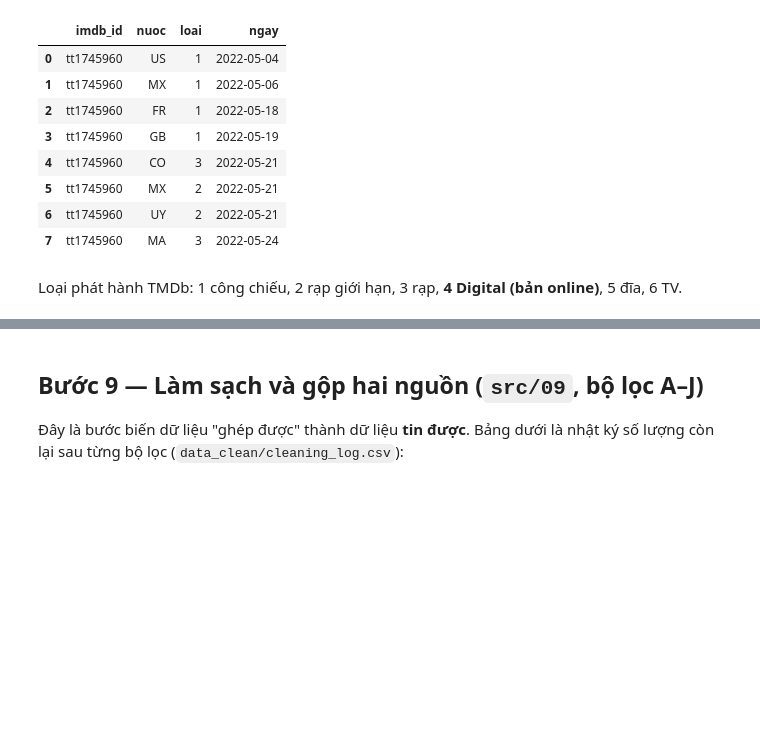
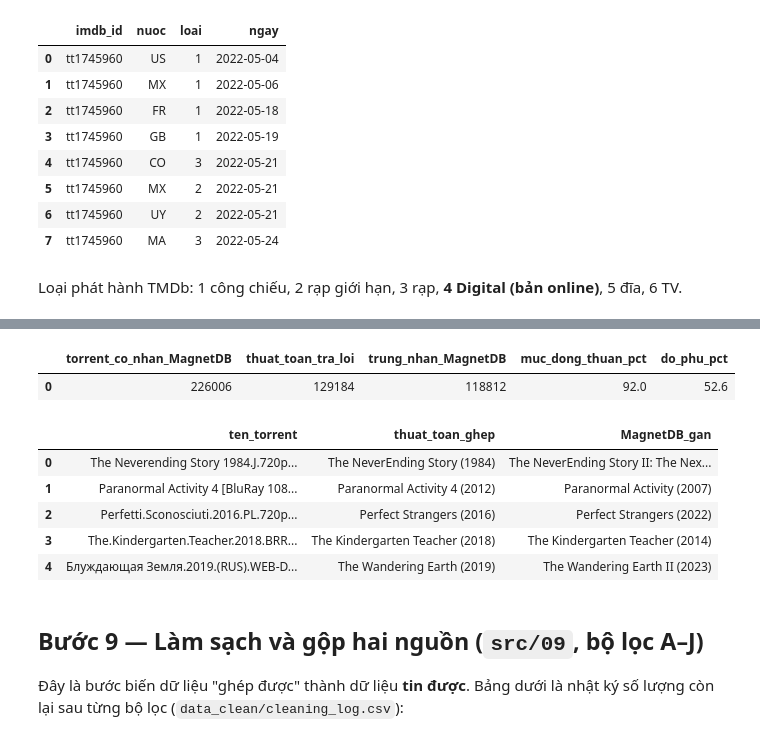
Before and after one commit to lekhanh2k5-dotcom/phim-va-phim-lau-bittorrent, a Jupyter notebook: notebooks/00_quy_trinh_xu_ly.ipynb, the cells around one changed output, grey strips where cells are left out. Drawn from its saved outputs; the diff is of its cells as text; code cells hidden in the pictures; blank space fills up the shorter version.

```diff
--- a/notebooks/00_quy_trinh_xu_ly.ipynb
+++ b/notebooks/00_quy_trinh_xu_ly.ipynb
@@ -189,3 +198,39 @@ pd.DataFrame({"so_ten_file": [len(ev)], "precision": [round(ok.sum() / pred.sum(
+# %%
+con.execute(("""CREATE OR REPLACE TEMP TABLE kiem_tra AS
+WITH nhan AS (   -- nhãn MagnetDB: torrent có file video được MagnetDB gán vào một phim lẻ IMDb
+    SELECT f.torrent_id, list(DISTINCT f.imdb_id) AS ma_magnetdb, mode(f.imdb_id) AS ma_magnetdb_chinh
+    FROM '@matched_files.parquet' f JOIN '@imdb_movies_all.parquet' m ON m.tconst = f.imdb_id
+    WHERE f.torrent_id IN (""" + DAU_VAO + """)
+    GROUP BY 1)
+SELECT nhan.*, o.imdb_id AS ma_thuat_toan, o.torrent_name,
+       coalesce(NOT o.ambiguous, false) AS tra_loi,
+       coalesce(NOT o.ambiguous AND list_contains(nhan.ma_magnetdb, o.imdb_id), false) AS trung
+FROM nhan LEFT JOIN '@name_matches.parquet' o USING (torrent_id)""").replace("@", DC.as_posix() + "/"))
+display(q("""SELECT count(*) AS torrent_co_nhan_MagnetDB, count(*) FILTER (WHERE tra_loi) AS thuat_toan_tra_loi,
+            count(*) FILTER (WHERE trung) AS trung_nhan_MagnetDB,
+            round(100.0 * count(*) FILTER (WHERE trung) / count(*) FILTER (WHERE tra_loi), 1) AS muc_dong_thuan_pct,
+            round(100.0 * count(*) FILTER (WHERE trung) / count(*), 1) AS do_phu_pct
+     FROM kiem_tra"""))
+# Ví dụ ca bất đồng: phần lớn là MagnetDB gán nhầm phần phim hoặc bản khác năm
+q("""SELECT k.torrent_name AS ten_torrent, a.title || ' (' || a.start_year || ')' AS thuat_toan_ghep,
+            b.title || ' (' || b.start_year || ')' AS MagnetDB_gan
+     FROM kiem_tra k JOIN '@imdb_movies_all.parquet' a ON a.tconst = k.ma_thuat_toan
+                     JOIN '@imdb_movies_all.parquet' b ON b.tconst = k.ma_magnetdb_chinh
+     WHERE k.tra_loi AND NOT k.trung
+       AND (k.torrent_name ILIKE 'Paranormal Activity 4 [BluRay%' OR k.torrent_name ILIKE 'Perfetti.Sconosciuti.2016.%'
+            OR k.torrent_name ILIKE 'The.Kindergarten.Teacher.2018.%' OR k.torrent_name ILIKE 'The Neverending Story 1984%'
+            OR k.torrent_name ILIKE 'Блуждающая Земля.2019%')
+     QUALIFY row_number() OVER (PARTITION BY a.tconst ORDER BY k.torrent_id) = 1
+     ORDER BY a.start_year""")
+# %% [output]
+|  | torrent_co_nhan_MagnetDB | thuat_toan_tra_loi | trung_nhan_MagnetDB | muc_dong_thuan_pct | do_phu_pct |
+| 0 | 226006 | 129184 | 118812 | 92.0 | 52.6 |
+|  | ten_torrent | thuat_toan_ghep | MagnetDB_gan |
+| 0 | The Neverending Story 1984.J.720p... | The NeverEnding Story (1984) | The NeverEnding Story II: The Nex... |
+| 1 | Paranormal Activity 4 [BluRay 108... | Paranormal Activity 4 (2012) | Paranormal Activity (2007) |
+| 2 | Perfetti.Sconosciuti.2016.PL.720p... | Perfect Strangers (2016) | Perfect Strangers (2022) |
+| 3 | The.Kindergarten.Teacher.2018.BRR... | The Kindergarten Teacher (2018) | The Kindergarten Teacher (2014) |
+| 4 | Блуждающая Земля.2019.(RUS).WEB-D... | The Wandering Earth (2019) | The Wandering Earth II (2023) |
 # %% [markdown]
 ## Bước 9 — Làm sạch và gộp hai nguồn (`src/09`, bộ lọc A–J)
 
```
Also changed, not shown: parts of 13 cells of this notebook, 17 other files.
